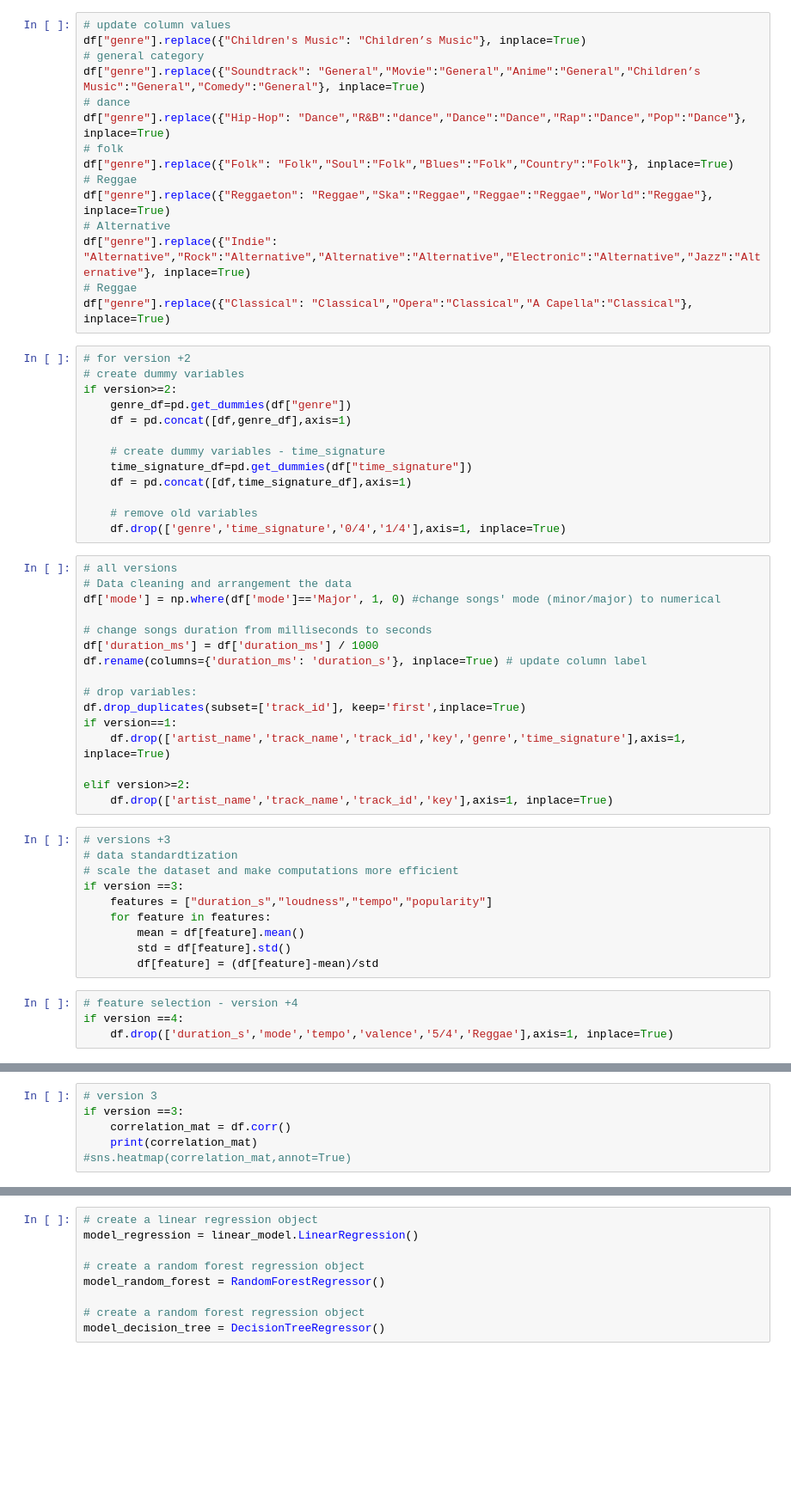
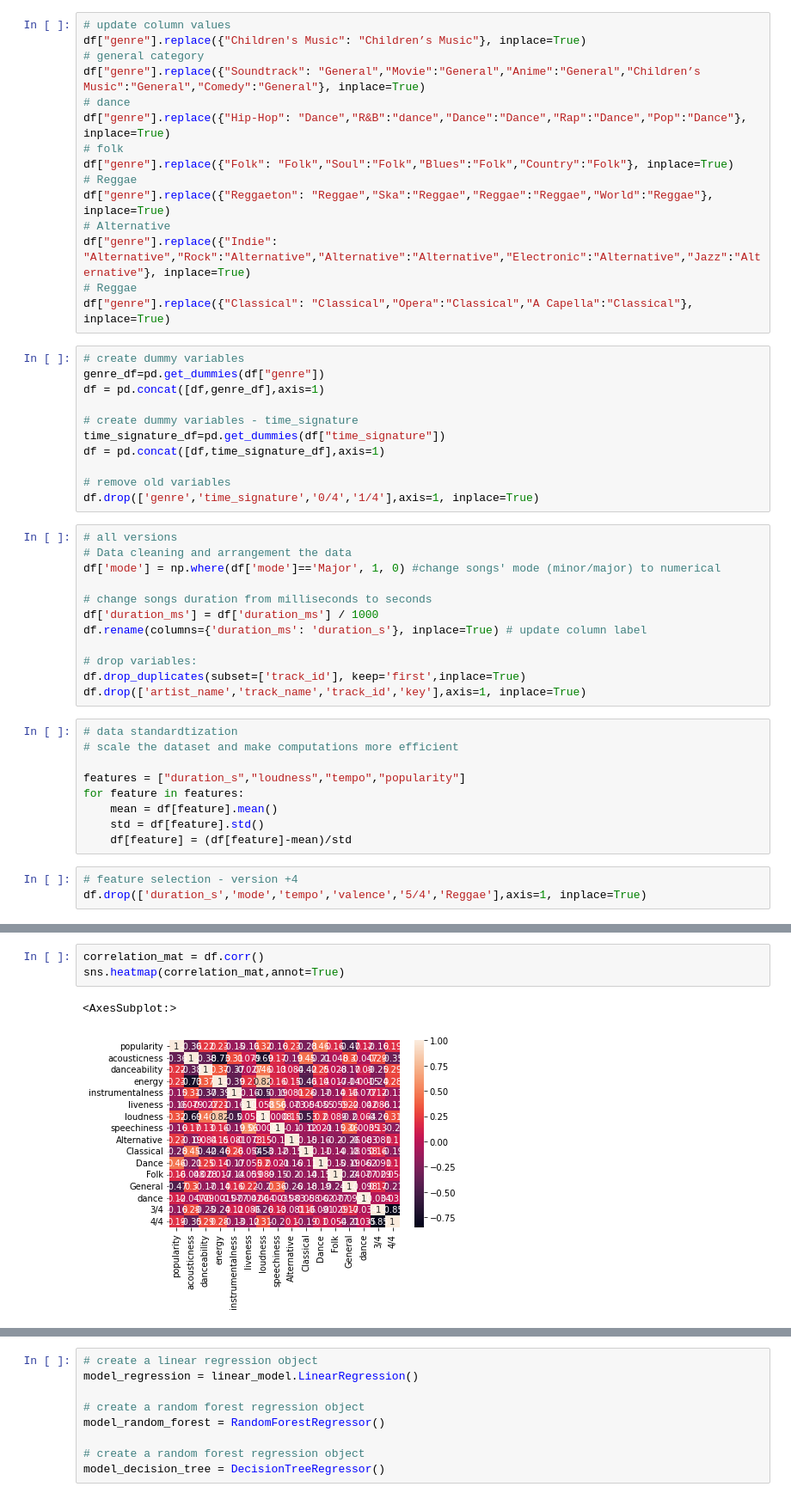
Before and after one commit to Idoleshem/Mini-ML-Spotify-Project-, a Jupyter notebook: model.ipynb, the cells around one changed output, grey strips where cells are left out. Shown: that part at 86% size. Drawn from its saved outputs; the diff is of its cells as text; blank space fills up the shorter version.

```diff
--- a/model.ipynb
+++ b/model.ipynb
@@ -43,18 +34,16 @@ df["genre"].replace({"Indie": "Alternative","Rock":"Alternative","Alternative":"
 # Reggae
 df["genre"].replace({"Classical": "Classical","Opera":"Classical","A Capella":"Classical"}, inplace=True)
 # %%
-# for version +2
 # create dummy variables
-if version>=2:
-    genre_df=pd.get_dummies(df["genre"])
-    df = pd.concat([df,genre_df],axis=1)
+genre_df=pd.get_dummies(df["genre"])
+df = pd.concat([df,genre_df],axis=1)
 
-    # create dummy variables - time_signature
-    time_signature_df=pd.get_dummies(df["time_signature"])
-    df = pd.concat([df,time_signature_df],axis=1)
+# create dummy variables - time_signature
+time_signature_df=pd.get_dummies(df["time_signature"])
+df = pd.concat([df,time_signature_df],axis=1)
 
-    # remove old variables
-    df.drop(['genre','time_signature','0/4','1/4'],axis=1, inplace=True)
+# remove old variables
+df.drop(['genre','time_signature','0/4','1/4'],axis=1, inplace=True)
 # %%
 # all versions
 # Data cleaning and arrangement the data
@@ -66,23 +55,17 @@ df.rename(columns={'duration_ms': 'duration_s'}, inplace=True) # update column l
 
 # drop variables:
 df.drop_duplicates(subset=['track_id'], keep='first',inplace=True)
-if version==1:
-    df.drop(['artist_name','track_name','track_id','key','genre','time_signature'],axis=1, inplace=True)
-
-elif version>=2:
-    df.drop(['artist_name','track_name','track_id','key'],axis=1, inplace=True)
+df.drop(['artist_name','track_name','track_id','key'],axis=1, inplace=True)
 # %%
-# versions +3
 # data standardtization
 # scale the dataset and make computations more efficient
-if version ==3:
-    features = ["duration_s","loudness","tempo","popularity"]
-    for feature in features:
-        mean = df[feature].mean()
-        std = df[feature].std()
-        df[feature] = (df[feature]-mean)/std
+
+features = ["duration_s","loudness","tempo","popularity"]
+for feature in features:
+    mean = df[feature].mean()
+    std = df[feature].std()
+    df[feature] = (df[feature]-mean)/std
 # %%
 # feature selection - version +4
-if version ==4:
-    df.drop(['duration_s','mode','tempo','valence','5/4','Reggae'],axis=1, inplace=True)
+df.drop(['duration_s','mode','tempo','valence','5/4','Reggae'],axis=1, inplace=True)
 # %%
@@ -109,6 +74,6 @@ y = df["popularity"]
 # %%
-# version 3
-if version ==3:
-    correlation_mat = df.corr()
-    print(correlation_mat)
-#sns.heatmap(correlation_mat,annot=True)
+correlation_mat = df.corr()
+sns.heatmap(correlation_mat,annot=True)
+# %% [output]
+<AxesSubplot:>
+[figure, added]
```
Also changed, not shown: parts of 27 cells of this notebook.
